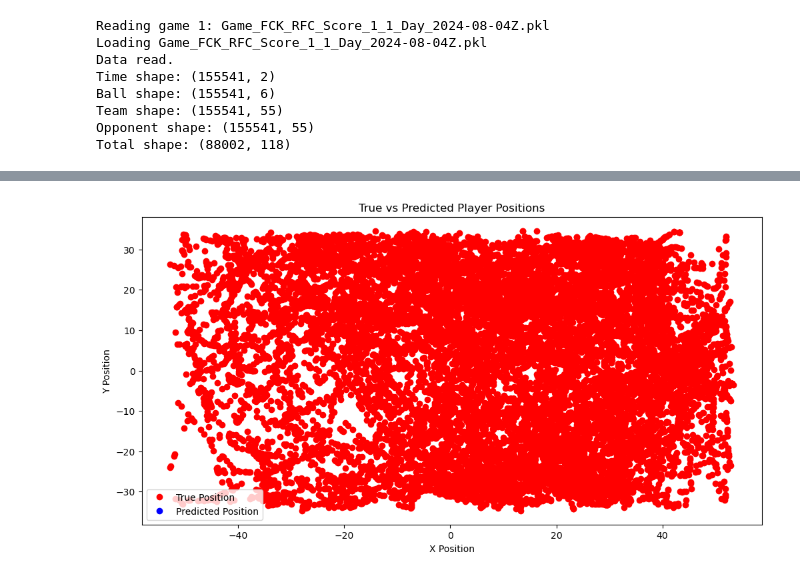
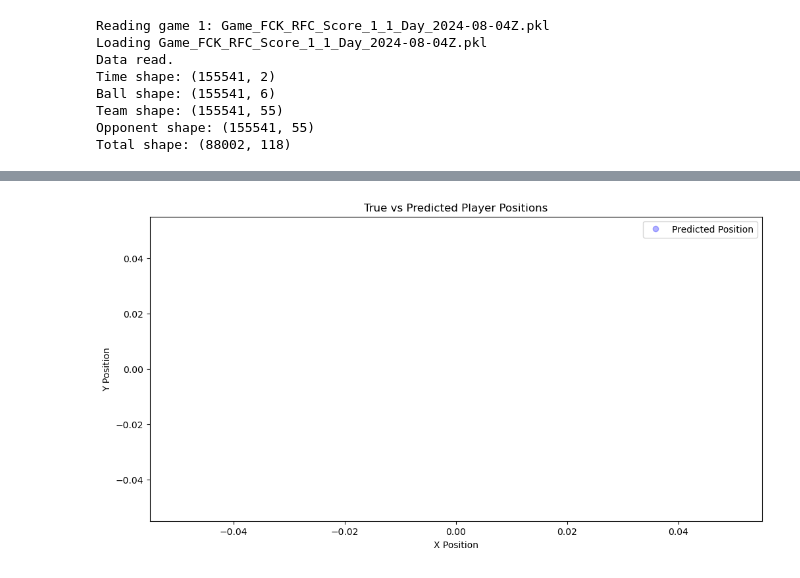
Before and after one commit to adiguzeldeniz/ekip_makine, a Jupyter notebook: NN all positions.ipynb, the cells around one changed output, grey strips where cells are left out. Drawn from its saved outputs; the diff is of its cells as text; code cells hidden in the pictures.

```diff
--- a/NN all positions.ipynb
+++ b/NN all positions.ipynb
@@ -75,6 +81,11 @@ y = np.array(y)
 # %%
 #Splitting data into training and testing sets
 X_train, X_test, y_train, y_test = train_test_split(X, y, test_size=0.2, random_state=42)
+
+X_train_reshaped = X_train.reshape((X_train.shape[0], n_steps, len(position_columns)))
+y_train_reshaped = y_train.reshape((y_train.shape[0], len(position_columns)))
+X_test_reshaped = X_test.reshape((X_test.shape[0], n_steps, len(position_columns)))
+y_test_reshaped = y_test.reshape((y_test.shape[0], len(position_columns)))
 
 #Building the GRU model
 model = Sequential()
@@ -86,6 +97,6 @@ model.add(Dense(len(position_columns)))
 model.compile(optimizer='adam', loss='mean_squared_error')
 
 #Training the model
-history = model.fit(X_train, y_train, epochs=10, batch_size=32, validation_split=0.2)
+history = model.fit(X_train_reshaped, y_train_reshaped, epochs=10, batch_size=32, validation_split=0.2)
 # %% [output]
 Epoch 1/10
@@ -111,15 +122,14 @@ Epoch 10/10
 # %%
 #Validating the model
-loss = model.evaluate(X_test, y_test)
+loss = model.evaluate(X_test_reshaped, y_test_reshaped)
 print(f'Test Loss: {loss}')
 #Making predictions
-predictions = model.predict(X_test)
-#Reshaping predictions to match the original data structure
-predictions = predictions.reshape(predictions.shape[0], -1)
+predictions = model.predict(X_test_reshaped)
+
 #Visualizing the predictions
 plt.figure(figsize=(12, 6))
-plt.plot(y_test[:, 0], y_test[:, 1], 'ro', label='True Position')
-plt.plot(predictions[:, 0], predictions[:, 1], 'bo', label='Predicted Position')
+#plt.plot(y_test[:, 0], y_test[:, 1], 'ro', label='True Position')
+plt.plot(predictions[:, 0], predictions[:, 1], 'bo', label='Predicted Position', alpha=0.3)
 plt.title('True vs Predicted Player Positions')
 plt.xlabel('X Position')
 plt.ylabel('Y Position')
@@ -132 +142 @@ Test Loss: nan
-[figure, old version]
+[figure, new version]
```
Also changed, not shown: parts of 5 cells of this notebook.
